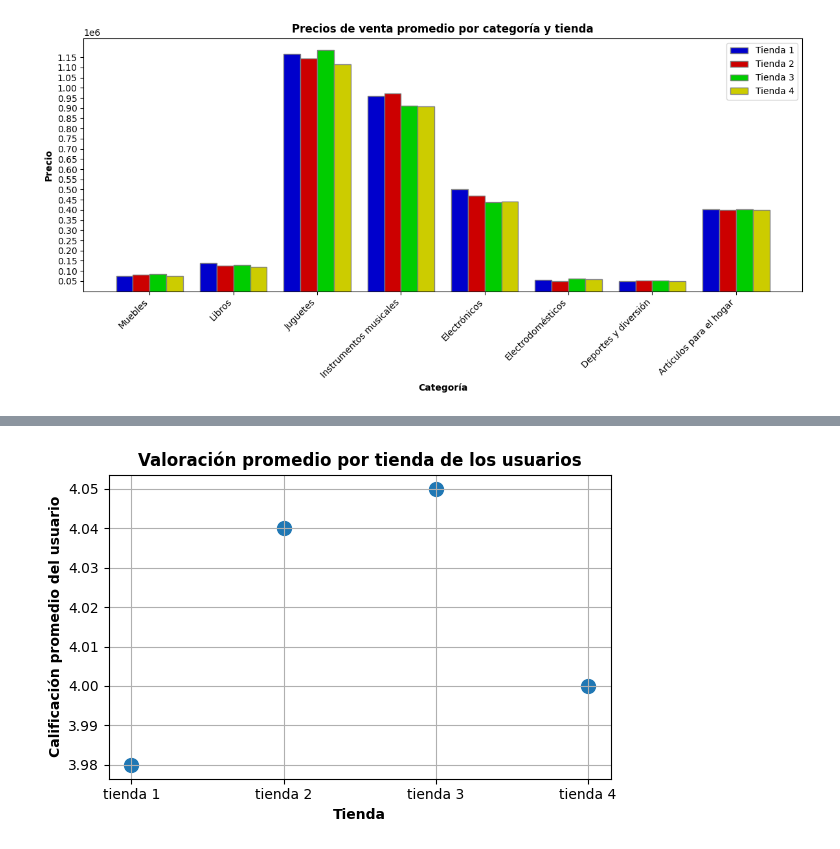
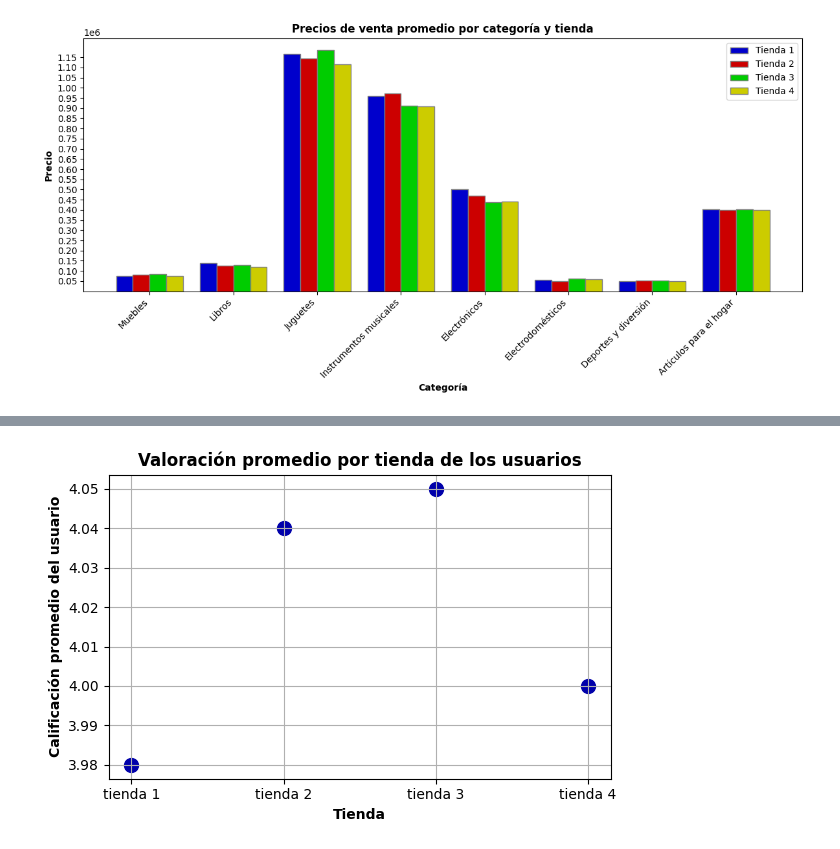
Before and after one commit to w4cha/analisis-alura, a Jupyter notebook: AluraStoreLatam.ipynb, the cells around one changed output, grey strips where cells are left out. Saved outputs shown, nothing was run; the diff lists cells and outputs as text; code cells hidden in the pictures.

```diff
--- a/AluraStoreLatam.ipynb
+++ b/AluraStoreLatam.ipynb
@@ -235,19 +253,17 @@ plt.show()
 # %%
-# item más y menos vendido por tienda y categoría
-
 # calificación por tienda
 
 plt.figure(figsize=(6, 4))
-plt.scatter(list(opinion_usuario.keys()), list(opinion_usuario.values()), s=100)
+plt.scatter(list(opinion_usuario.keys()), list(opinion_usuario.values()), s=100, color="#0000aa")
 
 plt.xlabel("Tienda", fontweight="bold")
 plt.ylabel("Calificación promedio del usuario", fontweight="bold")
 plt.title("Valoración promedio por tienda de los usuarios", fontweight="bold")
 plt.grid(True)
 
-plt.tight_layout()  # Adjust layout to prevent labels from overlapping
+plt.tight_layout()
 plt.show()
 
 # distribución geografica de ventas
 # %% [output]
-[figure, old version]
+[figure, new version]
```
Also changed, not shown: parts of 2 cells of this notebook.
